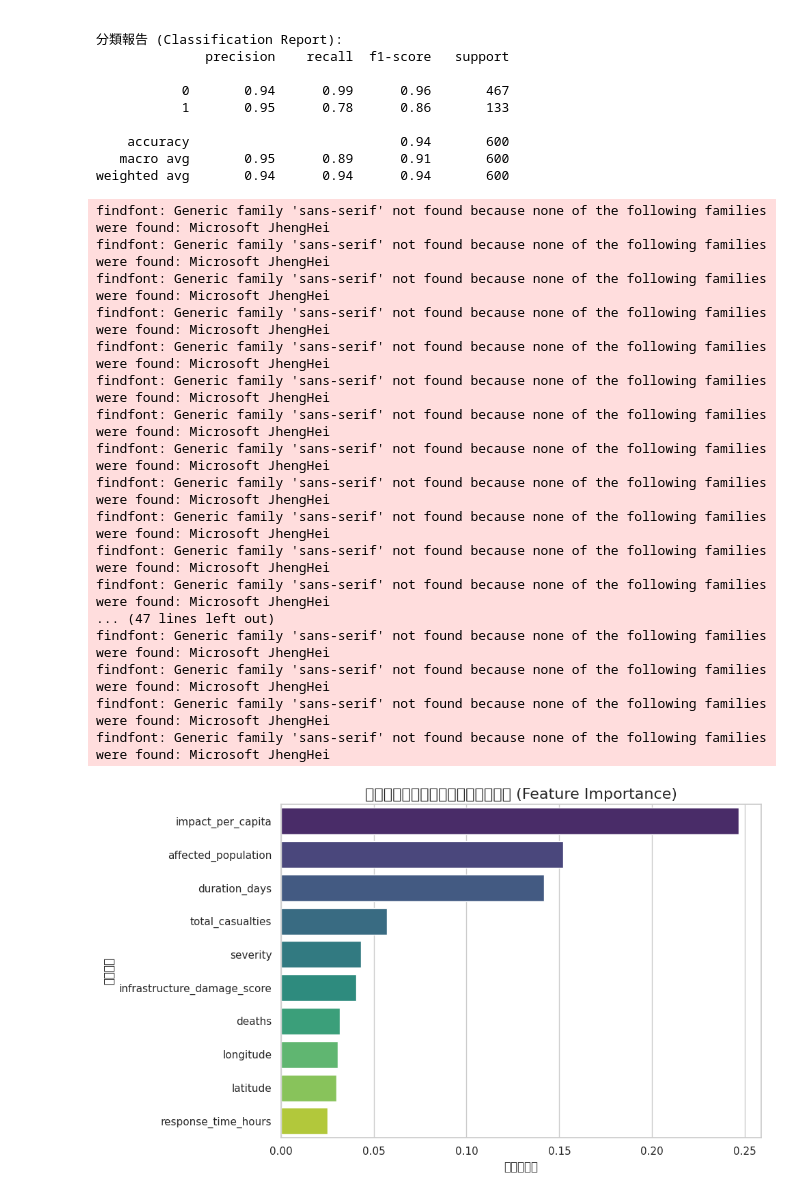
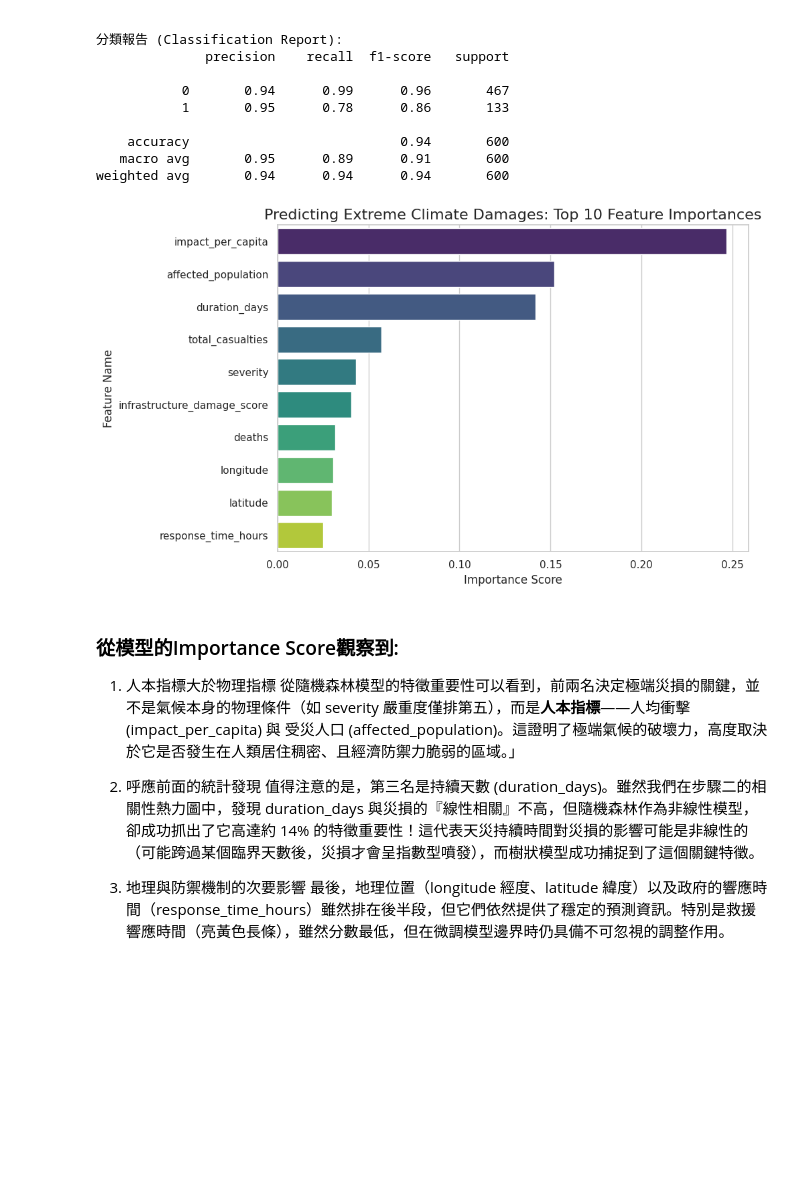
Before and after one commit to IamsleepingOuO/1142_CE5033_Group7_Climate_Impact_Analysis, a Jupyter notebook: notebooks/04_data_mining_techniques.ipynb, the cells around one changed output. Saved outputs shown, nothing was run; the diff lists cells and outputs as text; code cells hidden in the pictures; blank space fills up the shorter version.

```diff
--- a/notebooks/04_data_mining_techniques.ipynb
+++ b/notebooks/04_data_mining_techniques.ipynb
@@ -11,16 +15,13 @@ import os
 if os.getcwd().endswith('notebooks'):
     os.chdir('..')
 # 載入自訂模組
-BASE_DIR = Path.cwd().parent
+BASE_DIR = Path.cwd()
 sys.path.append(str(BASE_DIR))
 from src.modeling import run_random_forest_classification
 
-# 設定繪圖字體
-plt.rcParams['font.sans-serif'] = ['Microsoft JhengHei']
-plt.rcParams['axes.unicode_minus'] = False
 
 # 讀取乾淨資料
-file_path = BASE_DIR / 'data' / 'processed' / 'global_climate_events_economic_impact_2020_2025.csv'
+file_path = BASE_DIR / 'data' / 'processed' / 'global_climate_events_economic_impact_2020_2025_processed.csv'
 df = pd.read_csv(file_path)
 # %%
 # 1. 建立分類標籤 (Target Variable)
@@ -77,39 +78,33 @@ rf_model, feature_importances = run_random_forest_classification(X, y)
    macro avg       0.95      0.89      0.91       600
 weighted avg       0.94      0.94      0.94       600
 # %%
-# 畫出特徵重要性圖表 (已修正 seaborn 警告寫法)
 plt.figure(figsize=(10, 6))
 
 sns.barplot(
     data=feature_importances.head(10),
     x='Importance',
     y='Feature',
     hue='Feature',      # 指定用 Feature 來決定顏色
     palette='viridis',
     legend=False        # 關閉自動產生的圖例
 )
 
-plt.title('預測極端氣候災損：前十大關鍵特徵 (Feature Importance)', fontsize=16)
-plt.xlabel('重要性分數', fontsize=12)
-plt.ylabel('特徵名稱', fontsize=12)
+#  換上隨機森林成果圖的專業英文標題與標籤
+plt.title('Predicting Extreme Climate Damages: Top 10 Feature Importances', fontsize=16)
+plt.xlabel('Importance Score', fontsize=12)
+plt.ylabel('Feature Name', fontsize=12)
 plt.tight_layout()
 plt.show()
+plt.close()
 # %% [output]
-findfont: Generic family 'sans-serif' not found because none of the following families were found: Microsoft JhengHei
-findfont: Generic family 'sans-serif' not found because none of the following families were found: Microsoft JhengHei
-findfont: Generic family 'sans-serif' not found because none of the following families were found: Microsoft JhengHei
-findfont: Generic family 'sans-serif' not found because none of the following families were found: Microsoft JhengHei
-findfont: Generic family 'sans-serif' not found because none of the following families were found: Microsoft JhengHei
-findfont: Generic family 'sans-serif' not found because none of the following families were found: Microsoft JhengHei
-findfont: Generic family 'sans-serif' not found because none of the following families were found: Microsoft JhengHei
-findfont: Generic family 'sans-serif' not found because none of the following families were found: Microsoft JhengHei
-findfont: Generic family 'sans-serif' not found because none of the following families were found: Microsoft JhengHei
-findfont: Generic family 'sans-serif' not found because none of the following families were found: Microsoft JhengHei
-findfont: Generic family 'sans-serif' not found because none of the following families were found: Microsoft JhengHei
-findfont: Generic family 'sans-serif' not found because none of the following families were found: Microsoft JhengHei
-... (47 lines left out)
-findfont: Generic family 'sans-serif' not found because none of the following families were found: Microsoft JhengHei
-findfont: Generic family 'sans-serif' not found because none of the following families were found: Microsoft JhengHei
-findfont: Generic family 'sans-serif' not found because none of the following families were found: Microsoft JhengHei
-findfont: Generic family 'sans-serif' not found because none of the following families were found: Microsoft JhengHei
-[figure, old version]
+[figure, new version]
+# %% [markdown]
+### 從模型的Importance Score觀察到:
+1. 人本指標大於物理指標
+從隨機森林模型的特徵重要性可以看到，前兩名決定極端災損的關鍵，並不是氣候本身的物理條件（如 severity 嚴重度僅排第五），而是**人本指標**——人均衝擊 (impact_per_capita) 與 受災人口 (affected_population)。這證明了極端氣候的破壞力，高度取決於它是否發生在人類居住稠密、且經濟防禦力脆弱的區域。」
+
+2. 呼應前面的統計發現
+值得注意的是，第三名是持續天數 (duration_days)。雖然我們在步驟二的相關性熱力圖中，發現 duration_days 與災損的『線性相關』不高，但隨機森林作為非線性模型，卻成功抓出了它高達約 14% 的特徵重要性！這代表天災持續時間對災損的影響可能是非線性的（可能跨過某個臨界天數後，災損才會呈指數型噴發），而樹狀模型成功捕捉到了這個關鍵特徵。
+
+3. 地理與防禦機制的次要影響
+最後，地理位置（longitude 經度、latitude 緯度）以及政府的響應時間（response_time_hours）雖然排在後半段，但它們依然提供了穩定的預測資訊。特別是救援響應時間（亮黃色長條），雖然分數最低，但在微調模型邊界時仍具備不可忽視的調整作用。
```
Also changed, not shown: parts of 1 cell of this notebook, 5 other files.
